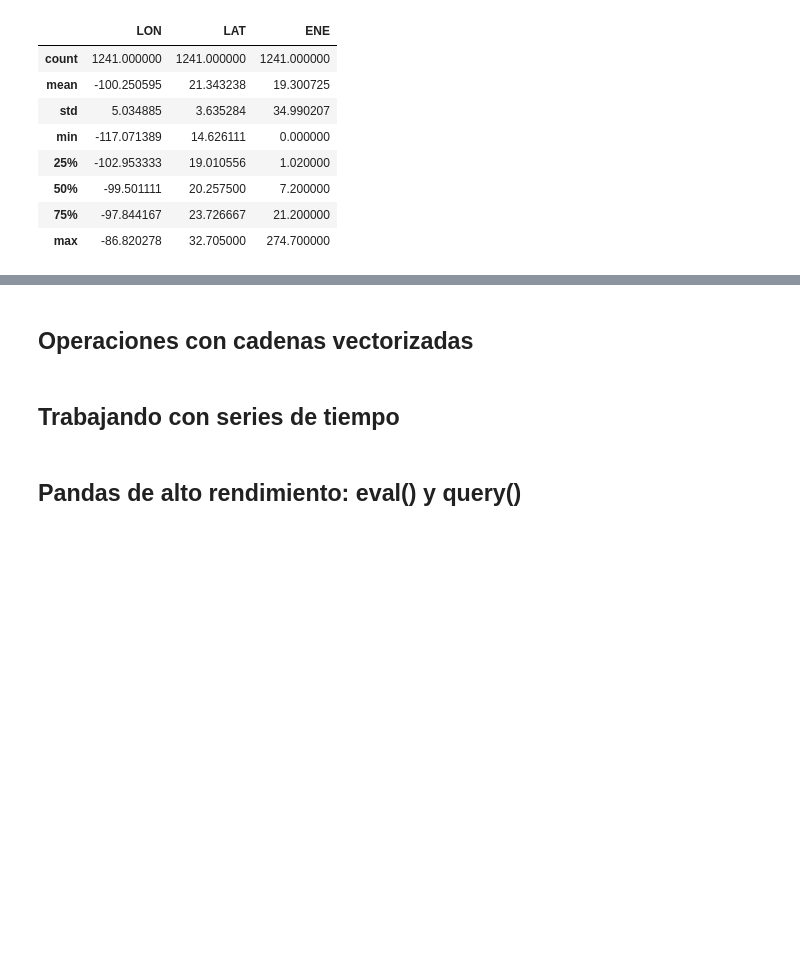
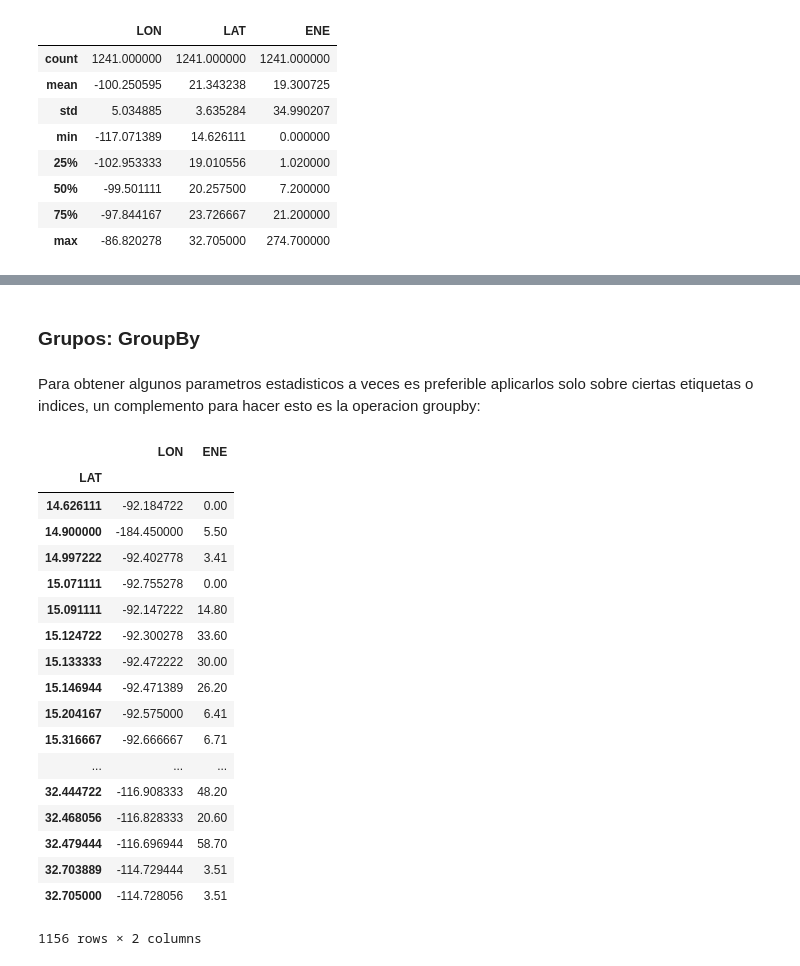
Before and after one commit to LuisEduardoCantero/Data_Science_in_Cosmology, a Jupyter notebook: Semana2/Tarea_Semana2/Ejercicio_2.ipynb, the cells around one changed output, grey strips where cells are left out. Drawn from its saved outputs; the diff is of its cells as text; code cells hidden in the pictures; blank space fills up the shorter version.

Commit message:
Se complemento la tarea 2

```diff
--- a/Semana2/Tarea_Semana2/Ejercicio_2.ipynb
+++ b/Semana2/Tarea_Semana2/Ejercicio_2.ipynb
@@ -1227,6 +1225,27 @@ LLUVIA_2019.describe()
-# %% [markdown]
-## Operaciones con cadenas vectorizadas
-# %% [markdown]
-## Trabajando con series de tiempo
-# %% [markdown]
-## Pandas de alto rendimiento: eval() y query()
+# %% [markdown]
+### Grupos: GroupBy
+# %% [markdown]
+Para obtener algunos parametros estadisticos a veces es preferible aplicarlos solo sobre ciertas etiquetas o indices, un complemento para hacer esto es la operacion groupby:
+# %%
+
+LLUVIA_2019.groupby('LAT').sum()
+# %% [output]
+|  | LON | ENE |
+| LAT |  |  |
+| 14.626111 | -92.184722 | 0.00 |
+| 14.900000 | -184.450000 | 5.50 |
+| 14.997222 | -92.402778 | 3.41 |
+| 15.071111 | -92.755278 | 0.00 |
+| 15.091111 | -92.147222 | 14.80 |
+| 15.124722 | -92.300278 | 33.60 |
+| 15.133333 | -92.472222 | 30.00 |
+| 15.146944 | -92.471389 | 26.20 |
+| 15.204167 | -92.575000 | 6.41 |
+| 15.316667 | -92.666667 | 6.71 |
+| ... | ... | ... |
+| 32.444722 | -116.908333 | 48.20 |
+| 32.468056 | -116.828333 | 20.60 |
+| 32.479444 | -116.696944 | 58.70 |
+| 32.703889 | -114.729444 | 3.51 |
+| 32.705000 | -114.728056 | 3.51 |
+1156 rows × 2 columns
```
Also changed, not shown: parts of 6 cells of this notebook.
